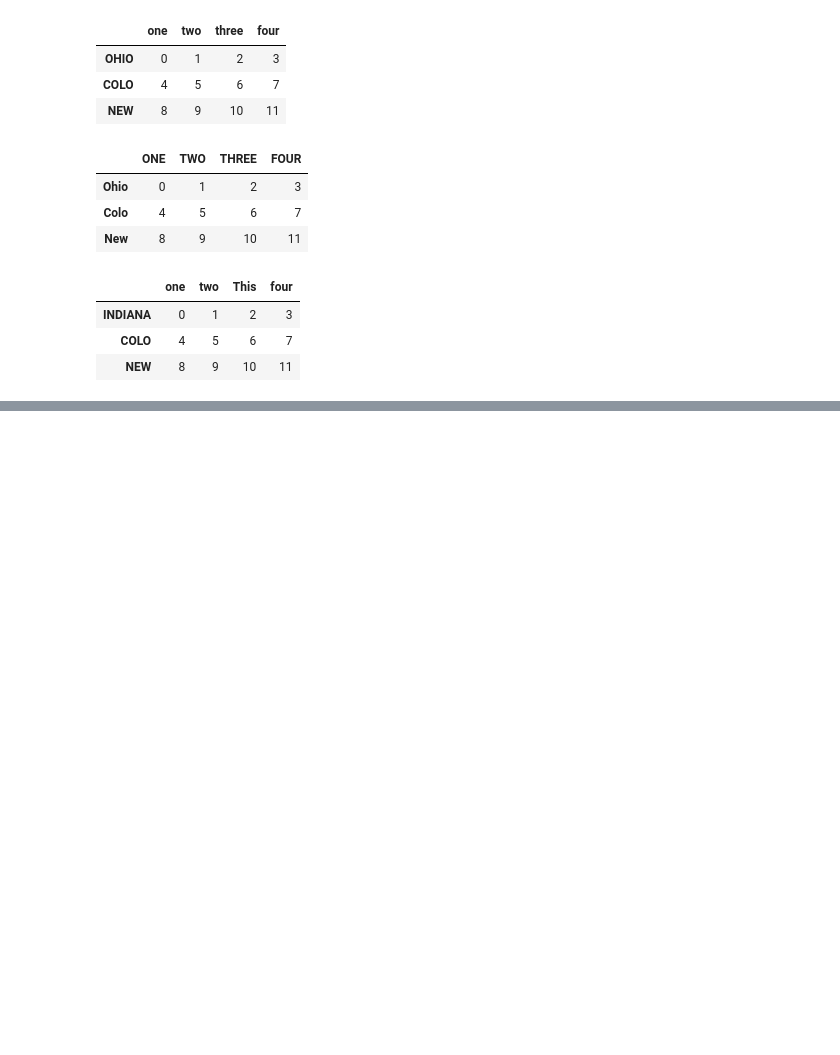
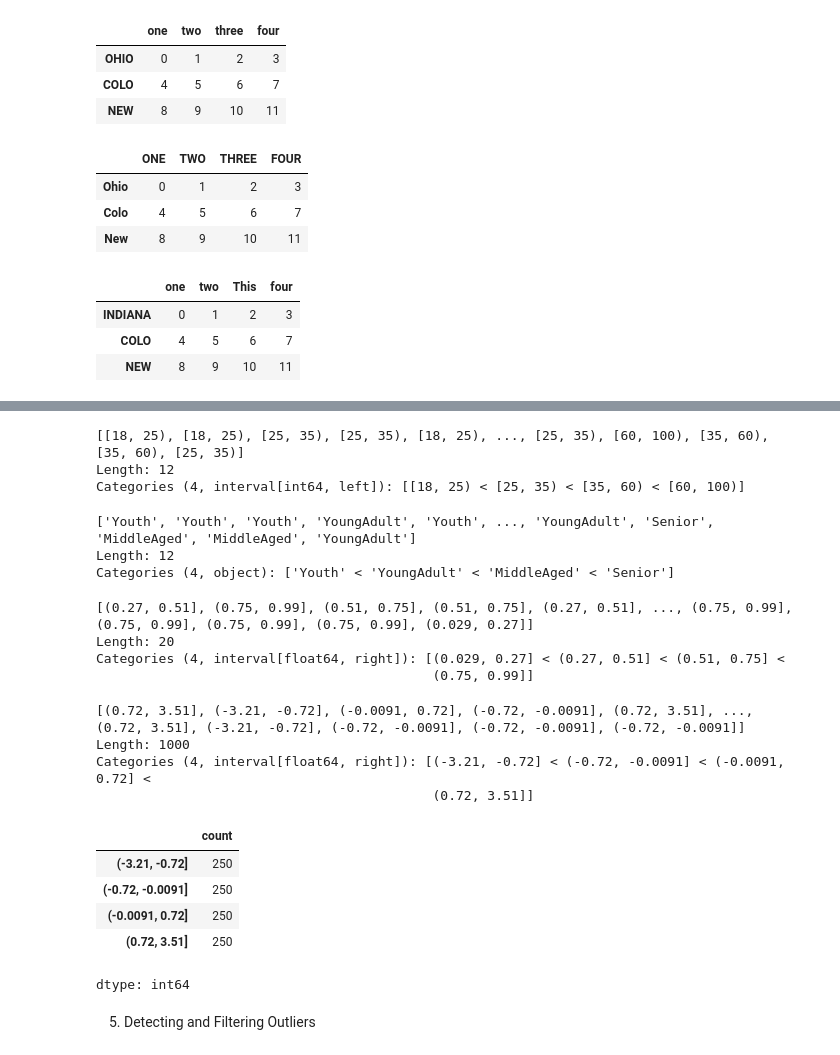
Before and after one commit to varunptel/Pythoning, a Jupyter notebook: pandas/Data_Handling.ipynb, the cells around one changed output, grey strips where cells are left out. Cells and saved outputs as stored; diff of their text form; code cells hidden in the pictures; blank space fills up the shorter version.

```diff
--- a/pandas/Data_Handling.ipynb
+++ b/pandas/Data_Handling.ipynb
@@ -393,0 +436,50 @@ df.rename(index = {'OHIO': "INDIANA"},
+# %%
+pd.cut(ages, bins, right = False)
+# %% [output]
+[[18, 25), [18, 25), [25, 35), [25, 35), [18, 25), ..., [25, 35), [60, 100), [35, 60), [35, 60), [25, 35)]
+Length: 12
+Categories (4, interval[int64, left]): [[18, 25) < [25, 35) < [35, 60) < [60, 100)]
+# %%
+# One can override the default bin names by labeling by passing a list or array to the labels option
+
+group_names = ["Youth", "YoungAdult", "MiddleAged", "Senior"]
+
+pd.cut(ages, bins, labels = group_names)
+# %% [output]
+['Youth', 'Youth', 'Youth', 'YoungAdult', 'Youth', ..., 'YoungAdult', 'Senior', 'MiddleAged', 'MiddleAged', 'YoungAdult']
+Length: 12
+Categories (4, object): ['Youth' < 'YoungAdult' < 'MiddleAged' < 'Senior']
+# %%
+# For uniformly distributed data
+
+data = np.random.uniform(size = 20)
+
+pd.cut(data, 4, precision = 2) #Precision is used to limit the digits to 2
+# %% [output]
+[(0.27, 0.51], (0.75, 0.99], (0.51, 0.75], (0.51, 0.75], (0.27, 0.51], ..., (0.75, 0.99], (0.75, 0.99], (0.75, 0.99], (0.75, 0.99], (0.029, 0.27]]
+Length: 20
+Categories (4, interval[float64, right]): [(0.029, 0.27] < (0.27, 0.51] < (0.51, 0.75] <
+                                           (0.75, 0.99]]
+# %%
+# Cutting the distribution in terms of quantiles
+
+data = np.random.standard_normal(1000)
+
+quantiles = pd.qcut(data, 4, precision = 2)
+quantiles
+# %% [output]
+[(0.72, 3.51], (-3.21, -0.72], (-0.0091, 0.72], (-0.72, -0.0091], (0.72, 3.51], ..., (0.72, 3.51], (-3.21, -0.72], (-0.72, -0.0091], (-0.72, -0.0091], (-0.72, -0.0091]]
+Length: 1000
+Categories (4, interval[float64, right]): [(-3.21, -0.72] < (-0.72, -0.0091] < (-0.0091, 0.72] <
+                                           (0.72, 3.51]]
+# %%
+pd.value_counts(quantiles)
+# %% [output]
+|  | count |
+| (-3.21, -0.72] | 250 |
+| (-0.72, -0.0091] | 250 |
+| (-0.0091, 0.72] | 250 |
+| (0.72, 3.51] | 250 |
+dtype: int64
+# %% [markdown]
+5. Detecting and Filtering Outliers
```
Also changed, not shown: parts of 5 cells of this notebook.
